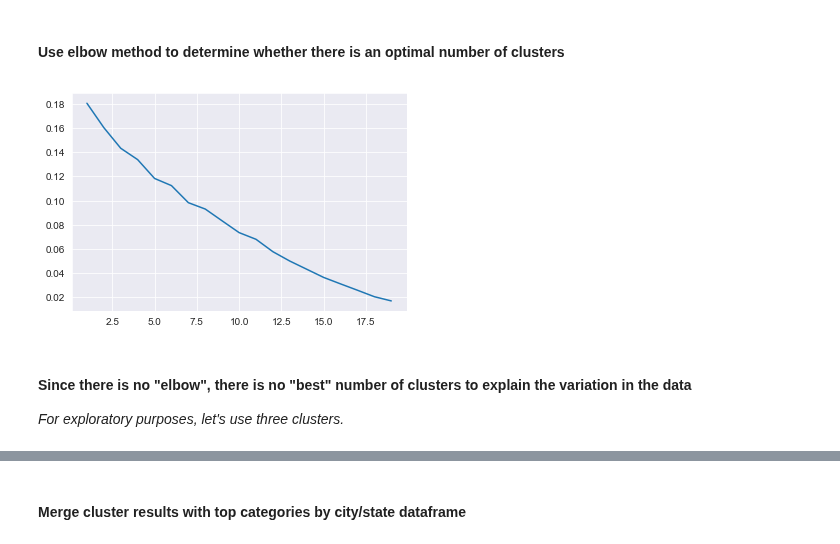
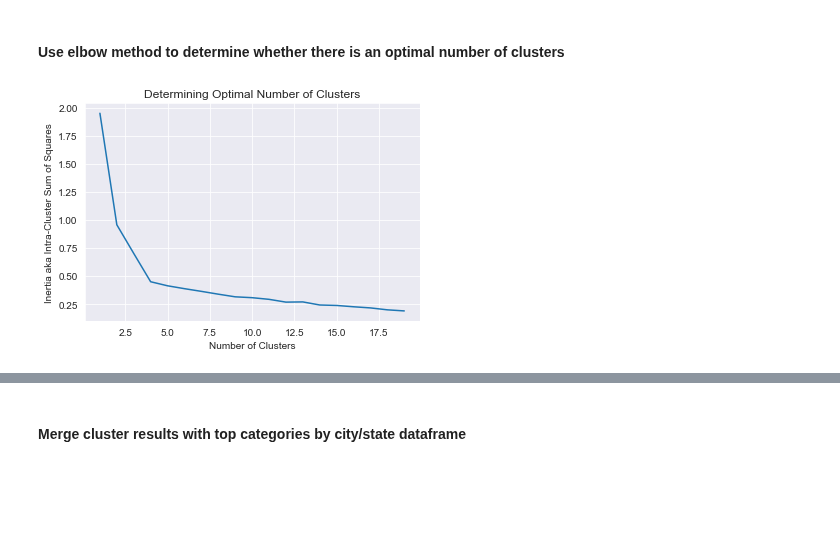
Before and after one commit to amypeniston/data-science-capstone-project, a Jupyter notebook: Week_5_Capstone_Project.ipynb, the cells around one changed output, grey strips where cells are left out. Cells and saved outputs as stored; diff of their text form; code cells hidden in the pictures; blank space fills up the shorter version.

```diff
--- a/Week_5_Capstone_Project.ipynb
+++ b/Week_5_Capstone_Project.ipynb
@@ -580,0 +577,7 @@ first.shape, second.shape
+# %%
+first_batch = pd.read_csv("assets/nearby_venues_0to600.csv")
+second_batch = pd.read_csv("assets/nearby_venues_600to700.csv")
+third_batch = pd.read_csv("assets/nearby_venues_700to800.csv")
+fourth_batch = pd.read_csv("assets/nearby_venues_800to900.csv")
+fifth_batch = pd.read_csv("assets/nearby_venues_1000to1682.csv")
+first_batch.shape, second_batch.shape, third_batch.shape, fourth_batch.shape, fifth_batch.shape
@@ -581,5 +586,5 @@ first.shape, second.shape
 # %%
-nearby_venues = first.append(second)
+nearby_venues = first_batch.append(second_batch).append(third_batch).append(fourth_batch).append(fifth_batch)
 nearby_venues["Zipcode"] = nearby_venues["Zipcode"].astype(str)
 nearby_venues.shape
 # %% [output]
@@ -889,18 +888,17 @@ plt.show()
 #### Use elbow method to determine whether there is an optimal number of clusters
 # %%
 scores = []
-cluster_range = cluster_range
+cluster_range = range(1, 20)
 
 for k in cluster_range:
     km = KMeans(n_clusters=k)
     km.fit(clustering_df)
     scores.append(km.inertia_)
 
 plt.title("Determining Optimal Number of Clusters")
 plt.plot(cluster_range, scores)
+plt.xlabel("Number of Clusters")
+plt.ylabel("Inertia aka Intra-Cluster Sum of Squares")
 plt.show()
 # %% [output]
-[figure, old version]
+[figure, new version]
-# %% [markdown]
-#### Since there is no "elbow", there is no "best" number of clusters to explain the variation in the data
-_For exploratory purposes, let's use three clusters._
```
Also changed, not shown: parts of 57 cells of this notebook.
